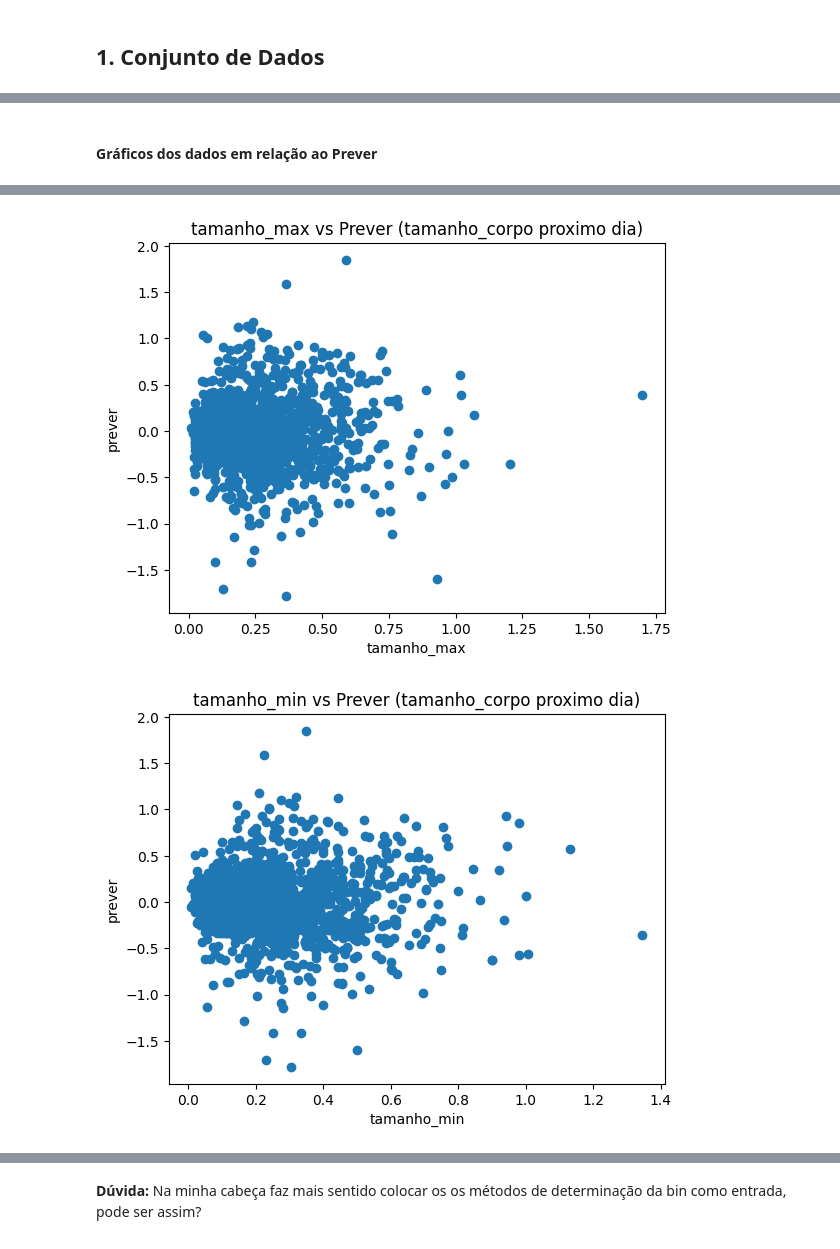
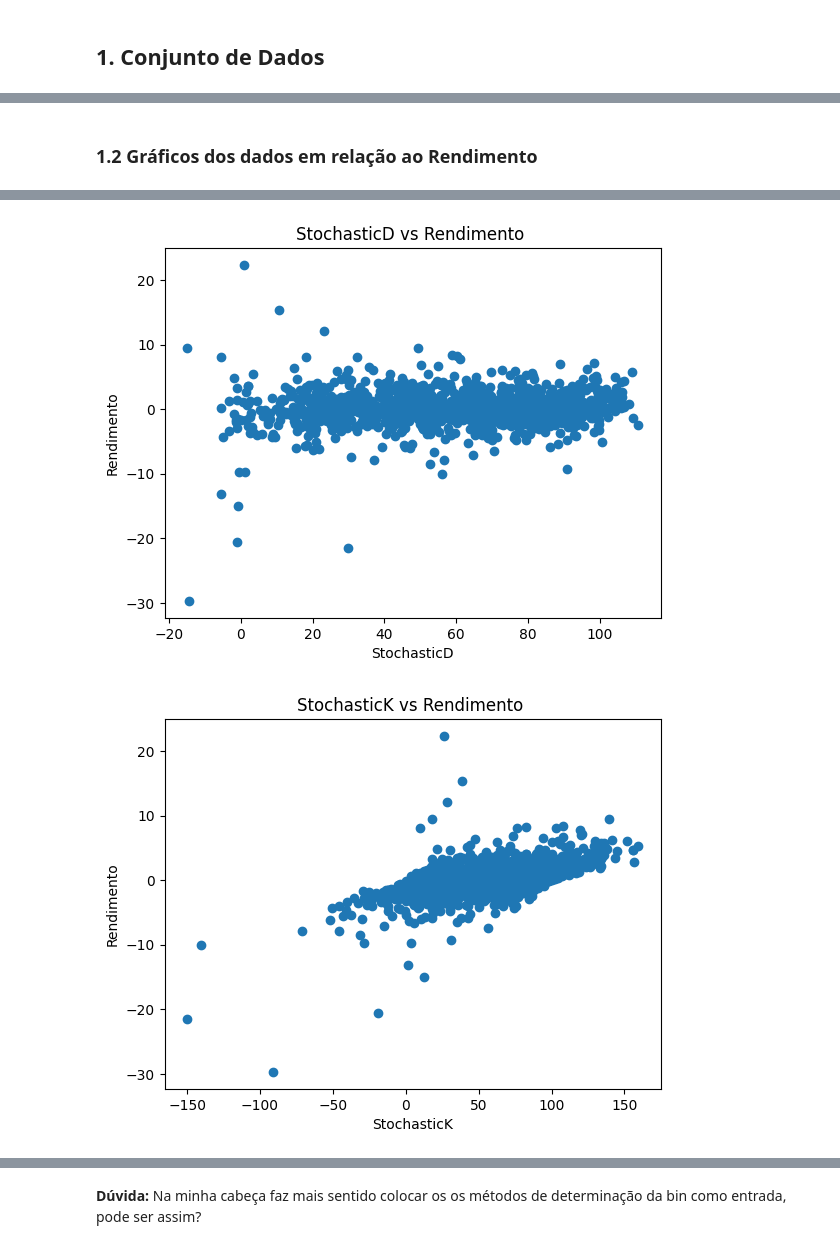
Before and after one commit to c-mmonteiro/t1-algo-feature, a Jupyter notebook: Trabaho1_MI.ipynb, the cells around one changed output, grey strips where cells are left out. Drawn from its saved outputs; the diff is of its cells as text; code cells hidden in the pictures.

```diff
--- a/Trabaho1_MI.ipynb
+++ b/Trabaho1_MI.ipynb
@@ -24,13 +6,0 @@ dados_circular = pd.DataFrame({'x': np.cos(x) + np.random.normal(2, 0.1, size=ta
-# %%
-
-import matplotlib.pyplot as plt
-
-dados_list = [dados_randomicos, dados_linear, dados_quadraticos, dados_senoidal, dados_exponencial, dados_circular]
-dados_str = ['randomicos ', 'linear     ', 'quadraticos', 'senoidal   ', 'exponencial', 'circular   ']
-
-for idx, dados in enumerate(dados_list):
-    plt.plot(dados['x'], dados['y'], 'o')
-    plt.title(f'Dados {dados_str[idx]}')
-    plt.xlabel('x')
-    plt.ylabel('y')
-    plt.show()
@@ -59,10 +6,0 @@ dado = pd.DataFrame({'x_b': x_b, 'x_lin': x_lin, 'x_quad': x_quad, 'x_exp': x_ex
-# %%
-import matplotlib.pyplot as plt
-colunas = dado.columns[:-1]
-
-for idx, col in enumerate(colunas):
-    plt.plot(dado[col], dado['y'], 'o')
-    plt.title(f'{col} vs y')
-    plt.xlabel(col)
-    plt.ylabel('y')
-    plt.show()
@@ -80,4 +12,8 @@ drive.mount('/content/drive')
 # %%
-dados_petr = pd.read_csv("/content/drive/MyDrive/Colab/Caracteristicas_Tudo_PETR4_25894_FROM_2018_09_28_TO_2025_04_01.csv")
-dados_petr
+import pandas as pd
+import numpy as np
+
+#dados_petr = pd.read_csv("/content/drive/MyDrive/Colab/Caracteristicas_Tudo_PETR4_25894_FROM_2018_09_28_TO_2025_04_01.csv")
+dados = pd.read_csv("TI_PETR4_2520_FROM_2018_09_28_TO_2023_09_28.csv")
+dados
 # %% [output]
@@ -118,12 +33,13 @@ dados_petr
 # %% [markdown]
-#### Gráficos dos dados em relação ao Prever
+### 1.2 Gráficos dos dados em relação ao Rendimento
 # %%
-colunas = dados_petr.columns[2:-1]
+from matplotlib import pyplot as plt
+colunas = dados.columns[:-1]
 
 for idx, col in enumerate(colunas):
-    plt.plot(dados_petr[col], dados_petr['prever'], 'o')
-    plt.title(f'{col} vs Prever (tamanho_corpo proximo dia)')
+    plt.plot(dados[col], dados['rendimento'], 'o')
+    plt.title(f'{col} vs Rendimento ')
     plt.xlabel(col)
-    plt.ylabel('prever')
+    plt.ylabel('Rendimento')
     plt.show()
 # %% [output]
@@ -133,2 +49,2 @@ for idx, col in enumerate(colunas):
-[figure, old version]
+[figure, new version]
-[figure, old version]
+[figure, new version]
```
Also changed, not shown: parts of 49 cells of this notebook, 1 other file.
